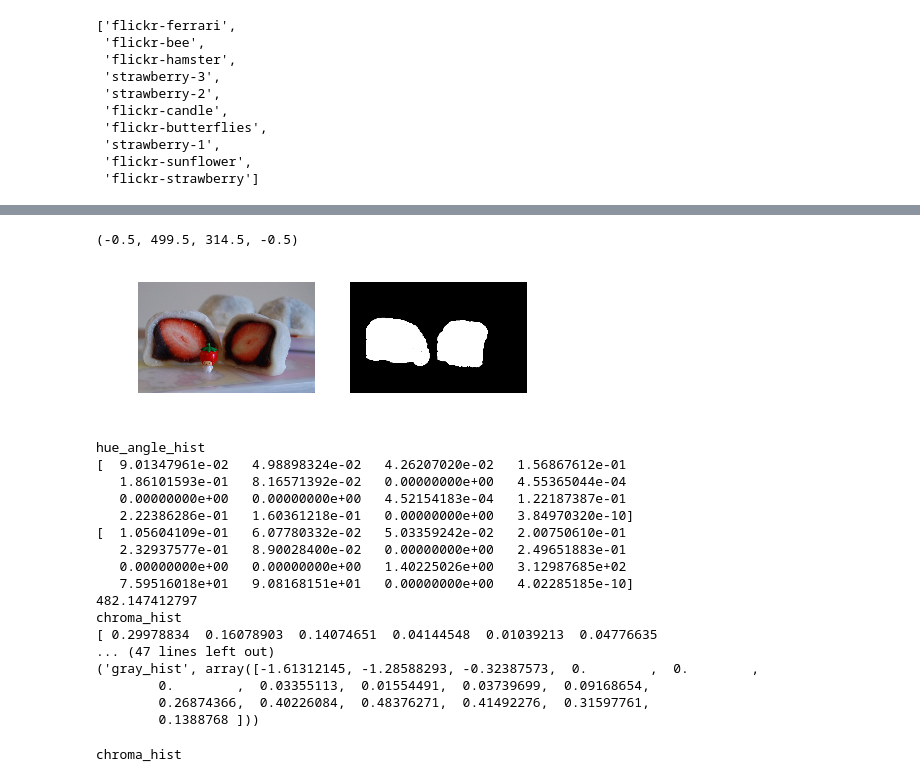
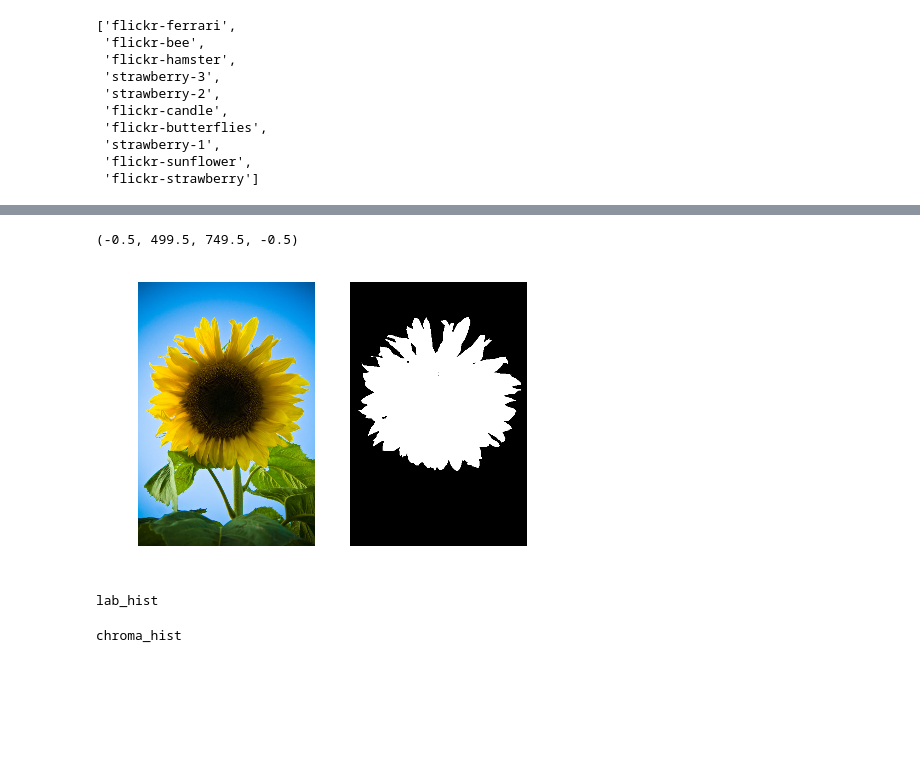
Before and after one commit to GrimReaperSam/SILE, a Jupyter notebook: Segmentation.ipynb, the cells around one changed output, grey strips where cells are left out. Drawn from its saved outputs; the diff is of its cells as text; code cells hidden in the pictures; blank space fills up the shorter version.

```diff
--- a/Segmentation.ipynb
+++ b/Segmentation.ipynb
@@ -31,3 +34,8 @@ filenames
  'strawberry-1',
  'flickr-sunflower',
  'flickr-strawberry']
+# %%
+filename = 'z-values/strawberry.pkl'
+zcollection = pickle.load(open(filename, 'rb'))
+
+zcollection.descriptors['gray_hist'].quantiles
@@ -34,85 +60,50 @@ filenames
 # %%
-filename = 'z-values/strawberry.pkl'
+filename = 'z-values/sunflower.pkl'
 zcollection = pickle.load(open(filename, 'rb'))
 
 for key in zcollection.reject('lightness_layout', 'chroma_layout', 'hue_layout', 'details_hist',
                                               'frequency_hist').descriptors:
     dir_path = base_path / key
     dir_path.mkdir(exist_ok=True, parents=True)
 
-keyword = 'strawberry-3'
+keyword = 'flickr-sunflower'
 image = imread(originals_path / ('%s.jpg' % keyword))
 seg_b = imread(masks_path / ('%s-mask.png' % keyword)).astype(np.bool)
 
 plt.rcParams['figure.figsize'] = 5, 5
 plt.subplot(121)
 plt.imshow(image)
 plt.axis('off')
 
 plt.subplot(122)
 plt.imshow(seg_b, cmap='gray')
 plt.axis('off')
 # %% [output]
-(-0.5, 499.5, 314.5, -0.5)
+(-0.5, 499.5, 749.5, -0.5)
-[figure, old version]
+[figure, new version]
 # %%
 from src.descriptors.descriptors import DESCRIPTORS
 image_comparator = ImageComparator()
 
-# for key in zcollection.allow('gray_hist', 'chroma_hist', 'hue_angle_hist').descriptors:
-#     delta, _ = image_comparator.compare_descriptor(image, key, zcollection.descriptors[key])
-#     z_delta = zcollection.descriptors[key].descriptor * delta
+for key in zcollection.reject('lightness_layout', 'chroma_layout', 'hue_layout', 'details_hist',
+                                              'frequency_hist').descriptors:
+    delta, _ = image_comparator.compare_descriptor(image, key, zcollection.descriptors[key])
+    z_delta = zcollection.descriptors[key].descriptor * delta
 
-#     # Global enhancement
-#     result_g = ENHANCERS[key].enhance(image, z_delta, 2)
-#     imsave(base_path / key / ('%s-g-g.jpg' % keyword), result_g)
+    # Global enhancement
+    result_g = ENHANCERS[key].enhance(image, z_delta, 2)
+    imsave(base_path / key / ('%s-g-g.jpg' % keyword), result_g)
 
-#     # Local enhancement
-#     result_l = ENHANCERS[key].enhance(image, z_delta, 2, mask=seg_b)
-#     imsave(base_path / key / ('%s-g-l.jpg' % keyword), result_l)
+    # Local enhancement
+    result_l = ENHANCERS[key].enhance(image, z_delta, 2, mask=seg_b)
+    imsave(base_path / key / ('%s-g-l.jpg' % keyword), result_l)
 
-#     plt.rcParams['figure.figsize'] = 4, 4
-
-#     plt.figure()
-#     plt.plot(zcollection.descriptors[key].quantiles[0], label='25-Q')
-#     plt.plot(DESCRIPTORS[key].compute(image), label='descriptor')
-#     plt.plot(zcollection.descriptors[key].quantiles[2], label='75-Q')
-#     plt.legend()
-#     plt.title('comparison')
-#     plt.savefig(str(base_path / key / ('%s-change.jpg' % keyword)))
-
-#     plt.figure()
-#     plt.plot(zcollection.descriptors[key].descriptor, label='z-value')
-#     plt.axhline(y=0)
-#     plt.title('z-value')
-#     plt.savefig(str(base_path / key / ('%s-zvalue.jpg' % keyword)))
-
-#     plt.figure()
-#     plt.plot(delta, label='delta')
-#     plt.title('delta')
-#     plt.savefig(str(base_path / key / ('%s-delta.jpg' % keyword)))
-
-
-print(image_comparator.compare(image, zcollection.allow('gray_hist', 'chroma_hist', 'hue_angle_hist')))
-print(image_comparator.compare(image, zcollection.allow('gray_hist', 'chroma_hist', 'hue_angle_hist'), seg_b))
+print(image_comparator.compare(image, zcollection.reject('lightness_layout', 'chroma_layout', 'hue_layout', 'details_hist',
+                                              'frequency_hist'))[0])
+# print(image_comparator.compare(image, zcollection.reject('lightness_layout', 'chroma_layout', 'hue_layout', 'details_hist',
+#                                               'frequency_hist'), seg_b)[0])
 # %% [output]
-hue_angle_hist
-[  9.01347961e-02   4.98898324e-02   4.26207020e-02   1.56867612e-01
-   1.86101593e-01   8.16571392e-02   0.00000000e+00   4.55365044e-04
-   0.00000000e+00   0.00000000e+00   4.52154183e-04   1.22187387e-01
-   2.22386286e-01   1.60361218e-01   0.00000000e+00   3.84970320e-10]
-[  1.05604109e-01   6.07780332e-02   5.03359242e-02   2.00750610e-01
-   2.32937577e-01   8.90028400e-02   0.00000000e+00   2.49651883e-01
-   0.00000000e+00   0.00000000e+00   1.40225026e+00   3.12987685e+02
-   7.59516018e+01   9.08168151e+01   0.00000000e+00   4.02285185e-10]
-482.147412797
-chroma_hist
-[ 0.29978834  0.16078903  0.14074651  0.04144548  0.01039213  0.04776635
-... (47 lines left out)
-('gray_hist', array([-1.61312145, -1.28588293, -0.32387573,  0.        ,  0.        ,
-        0.        ,  0.03355113,  0.01554491,  0.03739699,  0.09168654,
-        0.26874366,  0.40226084,  0.48376271,  0.41492276,  0.31597761,
-        0.1388768 ]))
+lab_hist
 # %%
 image_comparator = ImageComparator()
 key, z_delta = image_comparator.compare(image, zcollection)
```
Also changed, not shown: parts of 2 cells of this notebook, 1 other file.
